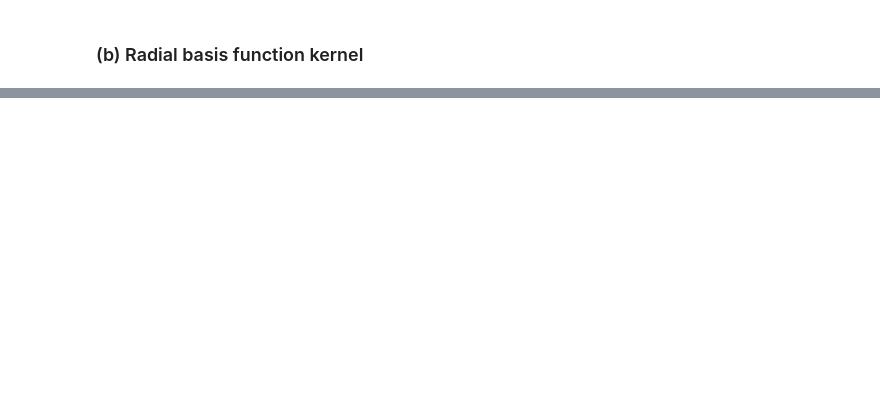
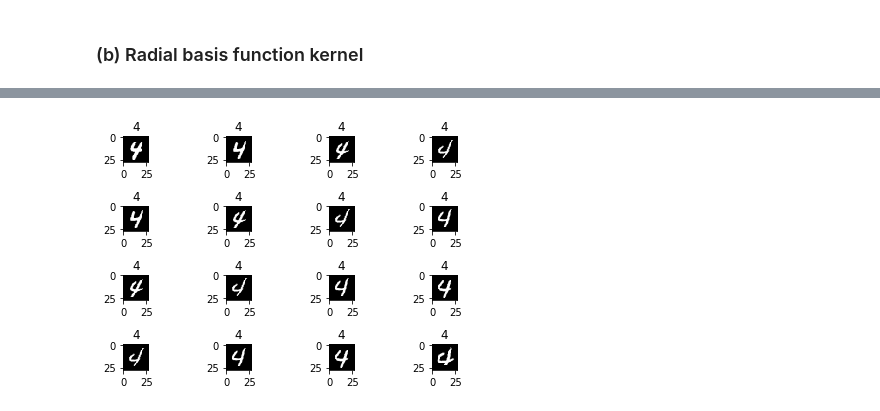
Before and after one commit to allenhyp/EE240_Pattern_Recognition, a Jupyter notebook: hw_2/h2_4.ipynb, the cells around one changed output, grey strips where cells are left out. Cells and saved outputs as stored; diff of their text form; code cells hidden in the pictures; blank space fills up the shorter version.

```diff
--- a/hw_2/h2_4.ipynb
+++ b/hw_2/h2_4.ipynb
@@ -74,0 +119,15 @@ print("rbf error rate: {0}".format(Pe_rbf))
+# %%
+clf_rbf.fit(training_X, training_y)
+proba = clf_rbf.predict_proba(testing_X)
+wrong_set = find_the_hardest_set(proba, testing_y)
+f, axarr = plt.subplots(4, 4)
+plt.title("The top 16 hard examples classified by rbf")
+for row in range(4):
+    for col in range(4):
+        axarr[row, col].imshow(testing_X[wrong_set[row+col][1]].reshape((28, 28)), cmap='gray')
+        axarr[row, col].set_title('{label}'.format(label=int(testing_y[wrong_set[row+col][1]])))
+
+plt.tight_layout()
+plt.show()
+# %% [output]
+[figure, added]
```
Also changed, not shown: parts of 9 cells of this notebook.
